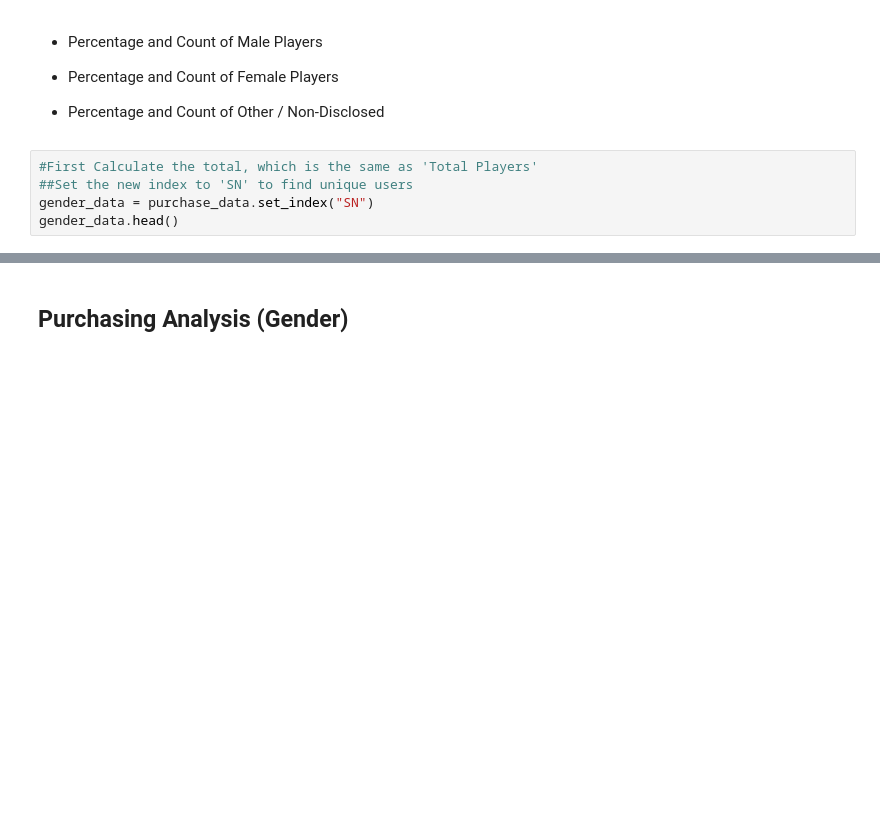
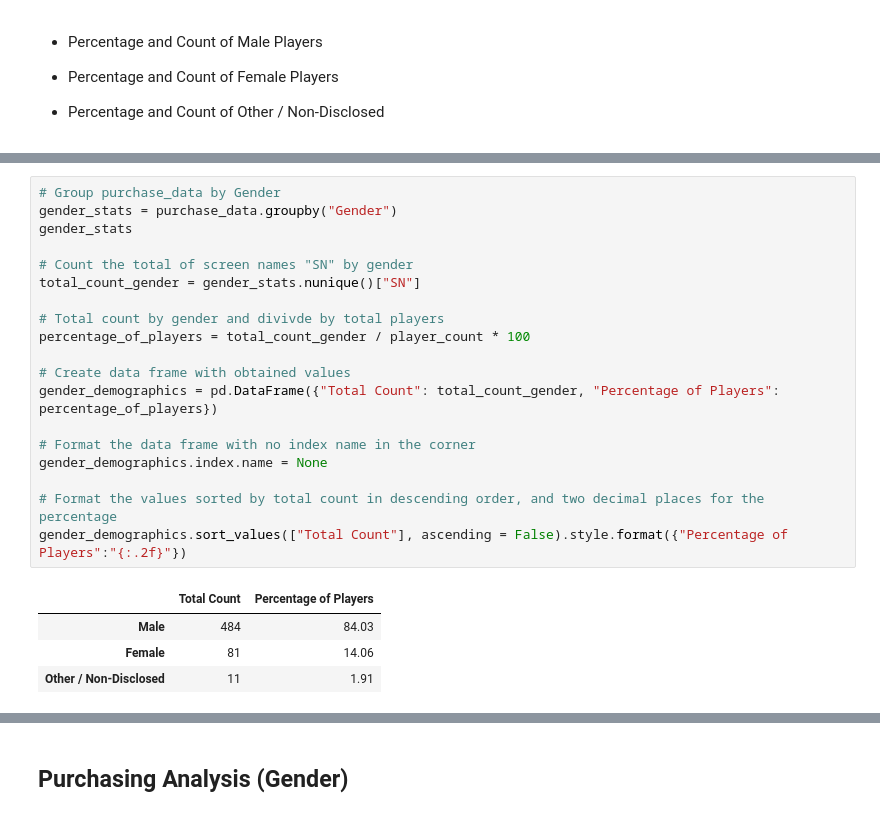
Before and after one commit to Dan-Bruen/pandas-challenge, a Jupyter notebook: Pymoli_Dan_Bruen/Pymoli_Dan_Bruen.ipynb, the cells around one changed output, grey strips where cells are left out. Drawn from its saved outputs; the diff is of its cells as text; blank space fills up the shorter version.

```diff
--- a/Pymoli_Dan_Bruen/Pymoli_Dan_Bruen.ipynb
+++ b/Pymoli_Dan_Bruen/Pymoli_Dan_Bruen.ipynb
@@ -114,8 +105,3 @@ purchase_analysis_table
 
 
 * Percentage and Count of Other / Non-Disclosed
-# %%
-#First Calculate the total, which is the same as 'Total Players'
-##Set the new index to 'SN' to find unique users
-gender_data = purchase_data.set_index("SN")
-gender_data.head()
@@ -166,0 +108,24 @@ male_count
+# %%
+# Group purchase_data by Gender
+gender_stats = purchase_data.groupby("Gender")
+gender_stats
+
+# Count the total of screen names "SN" by gender
+total_count_gender = gender_stats.nunique()["SN"]
+
+# Total count by gender and divivde by total players
+percentage_of_players = total_count_gender / player_count * 100
+
+# Create data frame with obtained values
+gender_demographics = pd.DataFrame({"Total Count": total_count_gender, "Percentage of Players": percentage_of_players})
+
+# Format the data frame with no index name in the corner
+gender_demographics.index.name = None
+
+# Format the values sorted by total count in descending order, and two decimal places for the percentage
+gender_demographics.sort_values(["Total Count"], ascending = False).style.format({"Percentage of Players":"{:.2f}"})
+# %% [output]
+|  | Total Count | Percentage of Players |
+| Male | 484 | 84.03 |
+| Female | 81 | 14.06 |
+| Other / Non-Disclosed | 11 | 1.91 |
```
Also changed, not shown: parts of 20 cells of this notebook.
